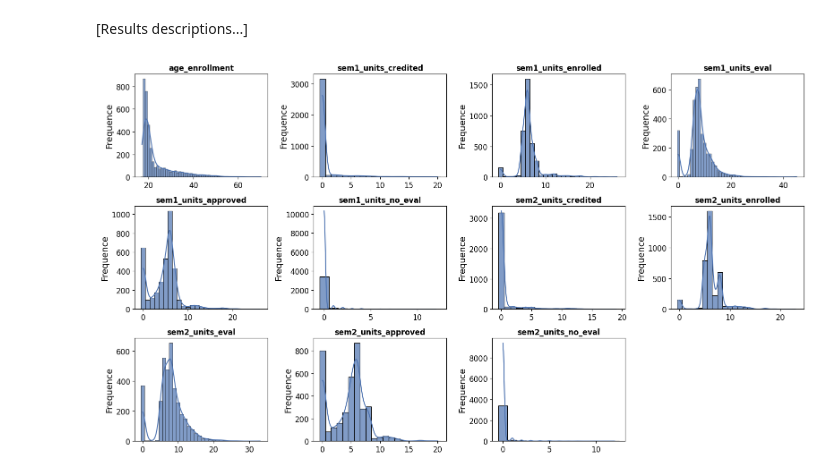
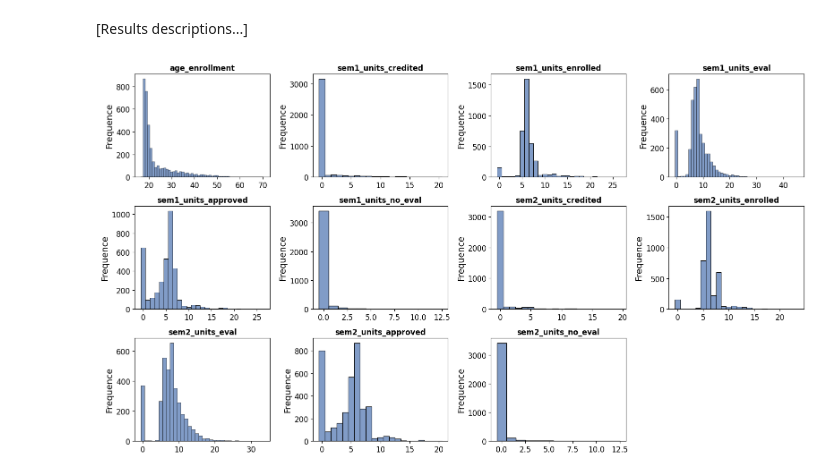
Before and after one commit to MatteoCorsi-git/Master-Data-Science-Statistical-Learning---UNIFI-IMT-Lucca---2024-25, a Jupyter notebook: hands_on_lab (Python)/bozza_hands_on_python_ML_project.ipynb, the cells around one changed output. Cells and saved outputs as stored; diff of their text form; code cells hidden in the pictures.

```diff
--- a/hands_on_lab (Python)/bozza_hands_on_python_ML_project.ipynb
+++ b/hands_on_lab (Python)/bozza_hands_on_python_ML_project.ipynb
@@ -322,23 +322,23 @@ df[ndiscr_cols].describe().round(2)
 # %%
 # Let's plot them
 
 n_cols = 4
 n_rows = math.ceil(len(ndiscr_cols) / n_cols)
 plt.figure(figsize=(16, 9))
 
 for i, col in enumerate(ndiscr_cols):
     ax = plt.subplot(n_rows, n_cols, i + 1)
 
-    sns.histplot(data=df, x=col, discrete=True, kde=True, color='#4c72b0', alpha=0.7, ax=ax)
+    sns.histplot(data=df, x=col, discrete=True, kde=False, color='#4c72b0', alpha=0.7, ax=ax)
 
     ax.set_title(col, fontsize=12, fontweight='bold')
     ax.set_xlabel(None)
     ax.set_ylabel("Frequence")
 
 plt.tight_layout()
 plt.show()
 # %% [output]
-[figure, old version]
+[figure, new version]
 # %%
 # TODO
 # Le variabili enrolled e approved lavorano meglio insieme.
```
Also changed, not shown: parts of 2 cells of this notebook.
